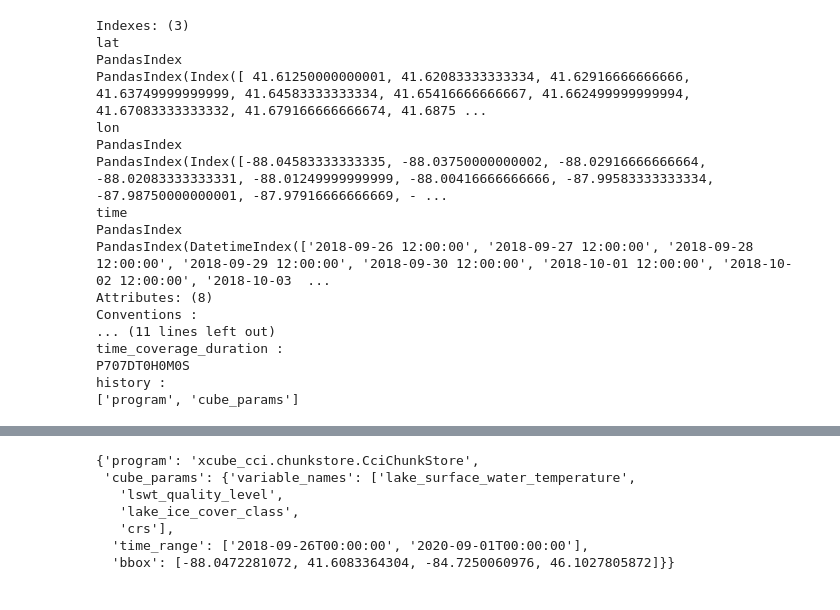
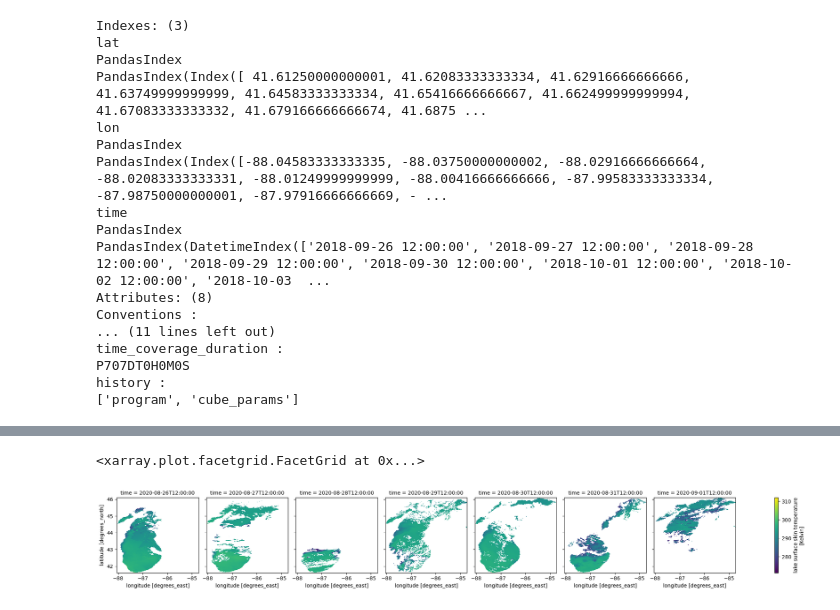
Before and after one commit to a-scheliga/resetlakes, a Jupyter notebook: scratchwork_exporatory/exploratory_timeseries.ipynb, the cells around one changed output, grey strips where cells are left out. Cells and saved outputs as stored; diff of their text form; code cells hidden in the pictures.

```diff
--- a/scratchwork_exporatory/exploratory_timeseries.ipynb
+++ b/scratchwork_exporatory/exploratory_timeseries.ipynb
@@ -381,5 +381,6 @@ history :
 ['program', 'cube_params']
 # %%
 import xarray as xr
-test_read = xr.open_dataset(path_output)
+from codebase import ROOT
+michigan = xr.open_dataset(ROOT/'data'/'extracted'/'ID6-michigan-LSWT_LSWTflag_LIC-20200826_20200901-v2.1.0.extracted.nc')
 # %%
@@ -389,10 +406,7 @@ WindowsPath('C:/Users/schelian/OneDrive - Eawag/resetlakes/data/extracted/ID6-mi
 # %%
-lakes_ds.attrs['history'][0]
+lswt = michigan['lake_surface_water_temperature']
-# %% [output]
-{'program': 'xcube_cci.chunkstore.CciChunkStore',
- 'cube_params': {'variable_names': ['lake_surface_water_temperature',
-   'lswt_quality_level',
-   'lake_ice_cover_class',
-   'crs'],
-  'time_range': ['2018-09-26T00:00:00', '2020-09-01T00:00:00'],
-  'bbox': [-88.0472281072, 41.6083364304, -84.7250060976, 46.1027805872]}}
+# %%
+lswt.plot(x='lon',y='lat',col='time')
+# %% [output]
+<xarray.plot.facetgrid.FacetGrid at 0x...>
+[figure, added]
```
Also changed, not shown: parts of 3 cells of this notebook.
